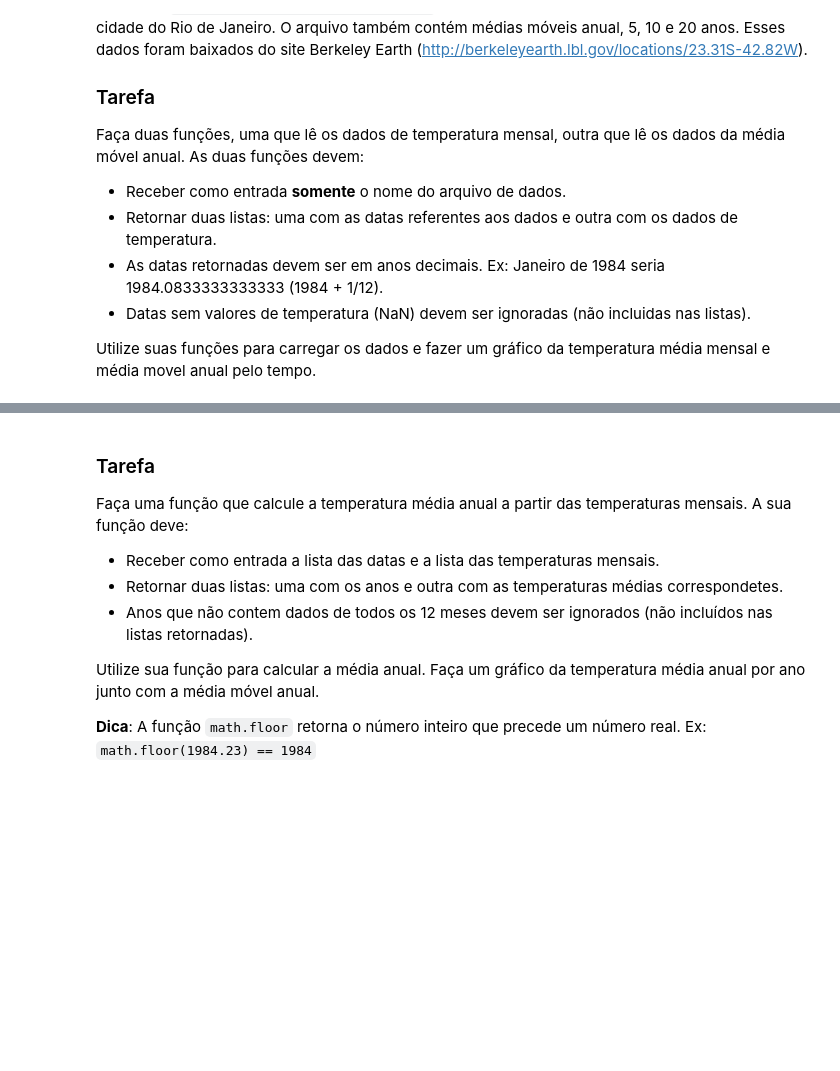
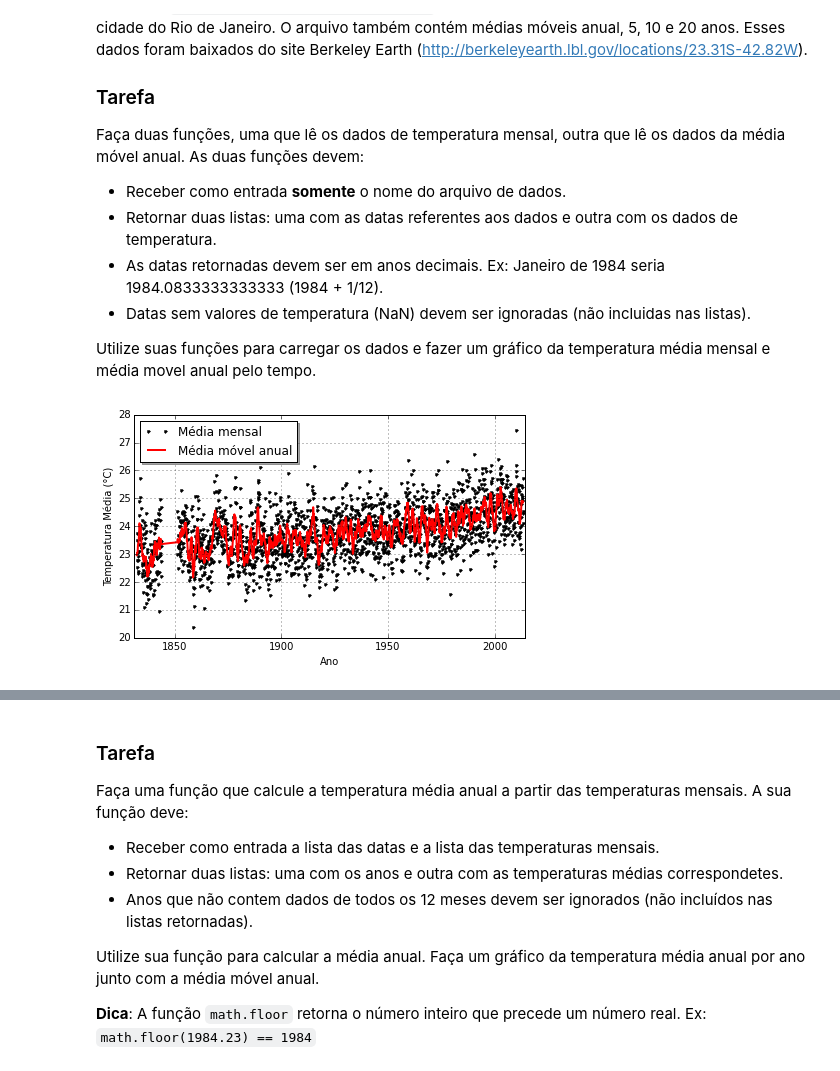
Before and after one commit to mat-esp-2015/capstone-gameover, a Jupyter notebook: capstone.ipynb, the cells around one changed output, grey strips where cells are left out. Saved outputs shown, nothing was run; the diff lists cells and outputs as text; code cells hidden in the pictures; blank space fills up the shorter version.

```diff
--- a/capstone.ipynb
+++ b/capstone.ipynb
@@ -127,6 +127,18 @@ def ler_temp_ano(nome_arq):
     return ano_temp, datas_decimais
 # %%
 [temp_anual, datas_decimais] = ler_temp_ano('23.31S-42.82W-TAVG-Trend.txt')
+# %%
+plt.figure(figsize = [7, 4])
+plt.plot(datas_decimais, temp_mensal, '.k', label='Média mensal')
+plt.plot(datas_decimais, temp_anual, '-r', label='Média móvel anual', linewidth = 2)
+plt.xlabel("Ano")
+plt.ylabel("Temperatura Média (°C)")
+plt.legend(loc='upper left', shadow=True, fontsize='large')
+
+plt.xlim(1831,2014)
+plt.grid()
+# %% [output]
+[figure, added]
 # %% [markdown]
 ### Resultado esperado
 
```
